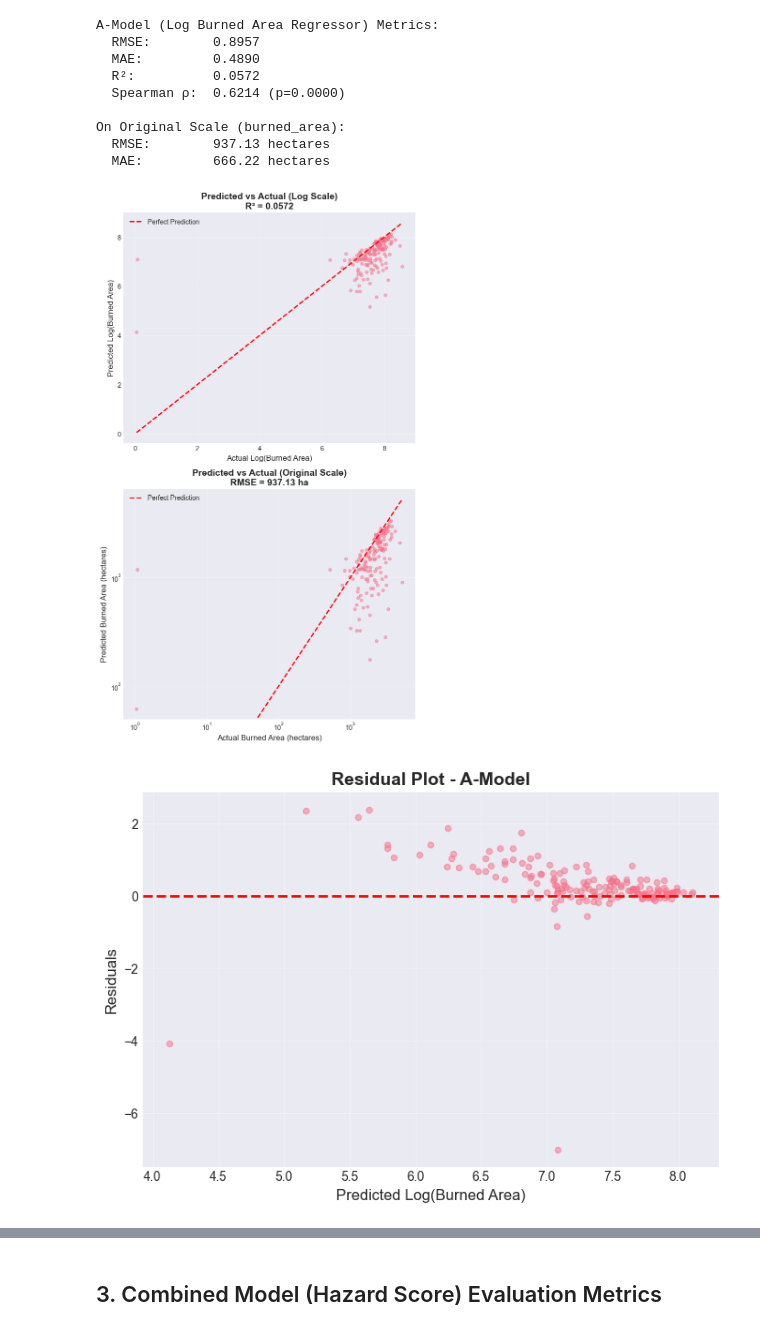
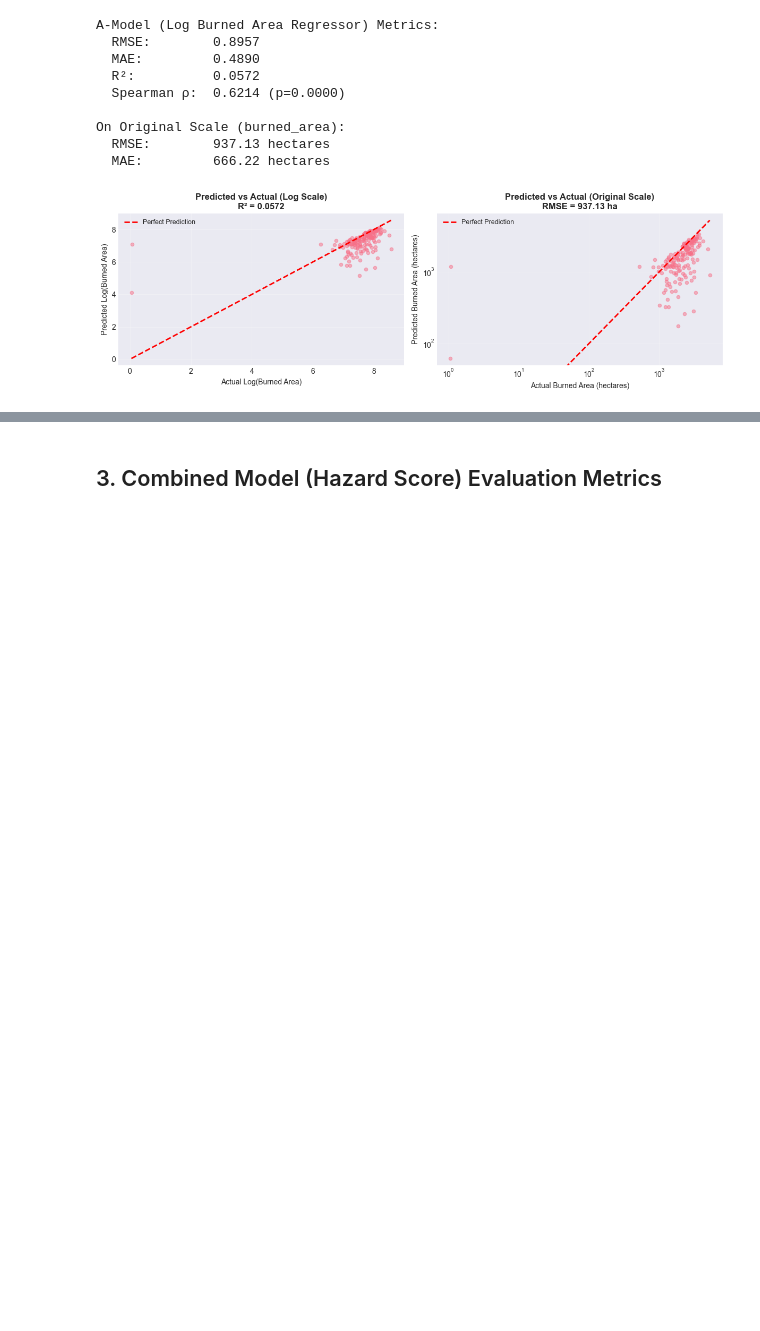
Before and after one commit to djmurong/ml-wildfire-risk-predictor, a Jupyter notebook: notebooks/visualize_evaluation_metrics.ipynb, the cells around one changed output, grey strips where cells are left out. Saved outputs shown, nothing was run; the diff lists cells and outputs as text; code cells hidden in the pictures; blank space fills up the shorter version.

```diff
--- a/notebooks/visualize_evaluation_metrics.ipynb
+++ b/notebooks/visualize_evaluation_metrics.ipynb
@@ -222,50 +217,38 @@ On Original Scale (burned_area):
   RMSE:        937.13 hectares
   MAE:         666.22 hectares
 # %%
-# 2.1 Regression Visualizations
-fig, axes = plt.subplots(2, 1, figsize=(7, 12))
+# 2.1 A-Model Visualizations (combined)
+residuals = y_test_a_filtered - a_pred
+
+fig, axes = plt.subplots(1, 2, figsize=(12, 4))
 
 # Scatter plot: Predicted vs Actual (log scale)
 axes[0].scatter(y_test_a_filtered, a_pred, alpha=0.5, s=20)
 axes[0].plot([y_test_a_filtered.min(), y_test_a_filtered.max()],
                 [y_test_a_filtered.min(), y_test_a_filtered.max()],
                 'r--', linewidth=2, label='Perfect Prediction')
-axes[0].set_xlabel('Actual Log(Burned Area)', fontsize=12)
-axes[0].set_ylabel('Predicted Log(Burned Area)', fontsize=12)
-axes[0].set_title(f'Predicted vs Actual (Log Scale)\nR² = {a_r2:.4f}', fontsize=14, fontweight='bold')
-axes[0].legend(fontsize=10)
+axes[0].set_xlabel('Actual Log(Burned Area)', fontsize=10)
+axes[0].set_ylabel('Predicted Log(Burned Area)', fontsize=10)
+axes[0].set_title(f'Predicted vs Actual (Log Scale)\nR² = {a_r2:.4f}', fontsize=12, fontweight='bold')
+axes[0].legend(fontsize=9)
 axes[0].grid(True, alpha=0.3)
 
 # Scatter plot: Predicted vs Actual (original scale)
 axes[1].scatter(burned_area_actual, burned_area_pred, alpha=0.5, s=20)
 max_val = max(burned_area_actual.max(), burned_area_pred.max())
 axes[1].plot([0, max_val], [0, max_val], 'r--', linewidth=2, label='Perfect Prediction')
-axes[1].set_xlabel('Actual Burned Area (hectares)', fontsize=12)
-axes[1].set_ylabel('Predicted Burned Area (hectares)', fontsize=12)
+axes[1].set_xlabel('Actual Burned Area (hectares)', fontsize=10)
+axes[1].set_ylabel('Predicted Burned Area (hectares)', fontsize=10)
 axes[1].set_title(f'Predicted vs Actual (Original Scale)\nRMSE = {a_rmse_original:.2f} ha',
-                     fontsize=14, fontweight='bold')
-axes[1].legend(fontsize=10)
+                     fontsize=12, fontweight='bold')
+axes[1].legend(fontsize=9)
 axes[1].grid(True, alpha=0.3)
 axes[1].set_xscale('log')
 axes[1].set_yscale('log')
 
 plt.tight_layout()
 plt.savefig(OUTPUT_DIR / 'a_model_evaluation.png', dpi=300, bbox_inches='tight')
 plt.show()
-
-# Residuals plot (separate figure)
-residuals = y_test_a_filtered - a_pred
-fig, ax = plt.subplots(1, 1, figsize=(7, 5))
-ax.scatter(a_pred, residuals, alpha=0.5, s=20)
-ax.axhline(y=0, color='r', linestyle='--', linewidth=2)
-ax.set_xlabel('Predicted Log(Burned Area)', fontsize=12)
-ax.set_ylabel('Residuals', fontsize=12)
-ax.set_title('Residual Plot - A-Model', fontsize=14, fontweight='bold')
-ax.grid(True, alpha=0.3)
-plt.tight_layout()
-plt.savefig(OUTPUT_DIR / 'a_model_residuals.png', dpi=300, bbox_inches='tight')
-plt.show()
 # %% [output]
-[figure, old version]
+[figure, new version]
-[figure, removed]
 # %%
```
Also changed, not shown: parts of 3 cells of this notebook, 7 other files.
